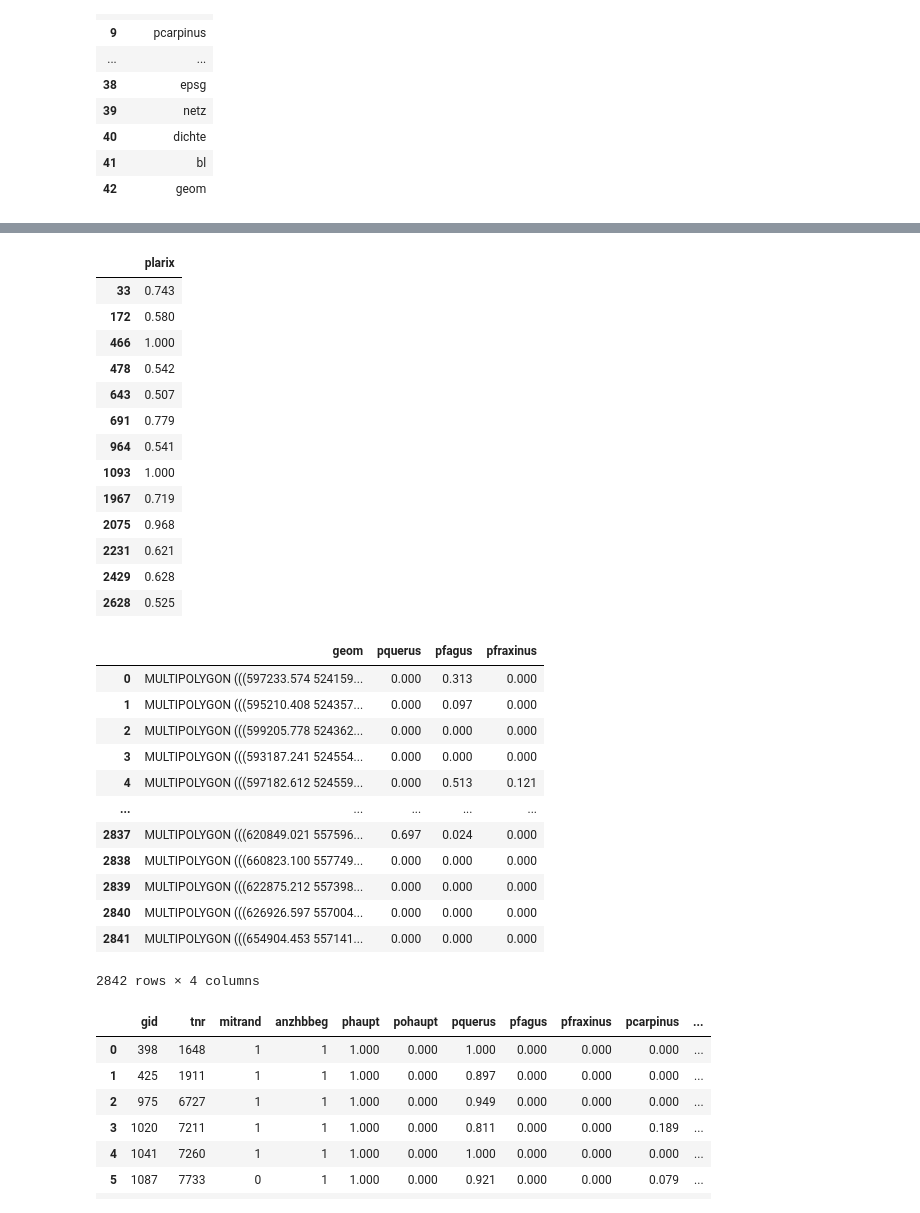
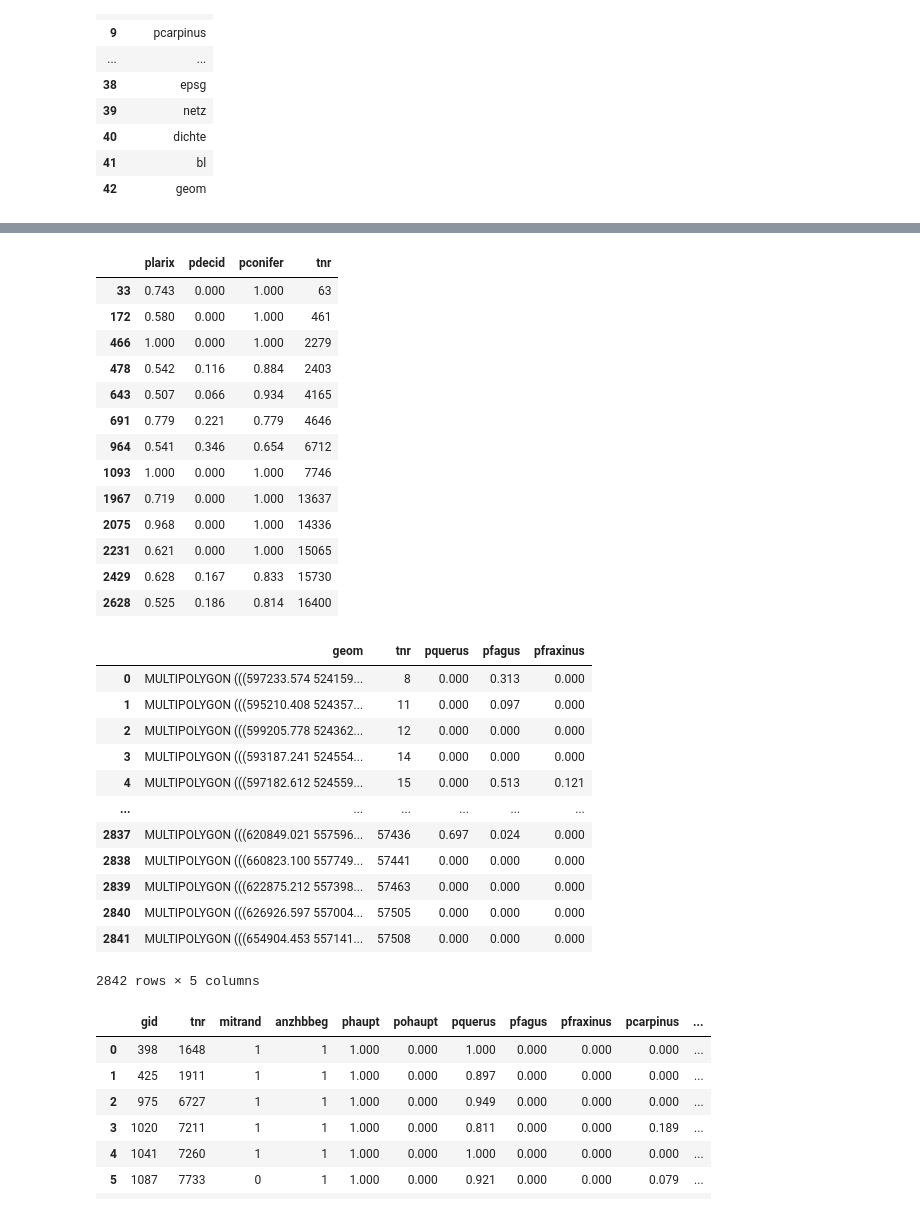
Before and after one commit to sebfoe/ESPE, a Jupyter notebook: notebooks/02_explore_shape_from_database.ipynb, the cells around one changed output, grey strips where cells are left out. Cells and saved outputs as stored; diff of their text form; code cells hidden in the pictures.

```diff
--- a/notebooks/02_explore_shape_from_database.ipynb
+++ b/notebooks/02_explore_shape_from_database.ipynb
@@ -101,52 +138,51 @@ table
 # %%
-# show betula areas with > 50 % share
-table.loc[table['plarix'] > 0.50]
+# show larch areas with > 50 % share from shapefile
+attributes.loc[attributes['plarix'] > 0.50]
 # %% [output]
-|  | plarix |
-| 33 | 0.743 |
-| 172 | 0.580 |
-| 466 | 1.000 |
-| 478 | 0.542 |
-| 643 | 0.507 |
-| 691 | 0.779 |
-| 964 | 0.541 |
-| 1093 | 1.000 |
-| 1967 | 0.719 |
-| 2075 | 0.968 |
-| 2231 | 0.621 |
-| 2429 | 0.628 |
-| 2628 | 0.525 |
+|  | plarix | pdecid | pconifer | tnr |
+| 33 | 0.743 | 0.000 | 1.000 | 63 |
+| 172 | 0.580 | 0.000 | 1.000 | 461 |
+| 466 | 1.000 | 0.000 | 1.000 | 2279 |
+| 478 | 0.542 | 0.116 | 0.884 | 2403 |
+| 643 | 0.507 | 0.066 | 0.934 | 4165 |
+| 691 | 0.779 | 0.221 | 0.779 | 4646 |
+| 964 | 0.541 | 0.346 | 0.654 | 6712 |
+| 1093 | 1.000 | 0.000 | 1.000 | 7746 |
+| 1967 | 0.719 | 0.000 | 1.000 | 13637 |
+| 2075 | 0.968 | 0.000 | 1.000 | 14336 |
+| 2231 | 0.621 | 0.000 | 1.000 | 15065 |
+| 2429 | 0.628 | 0.167 | 0.833 | 15730 |
+| 2628 | 0.525 | 0.186 | 0.814 | 16400 |
 # %%
-# load db entry into shapefile
-# db connection
+# 1. open connection first, 2. write data, 3. close afterwards
 connection = psycopg2.connect(database=database,
                               user=user,
                               password=password,
                               host=host)
 
 # choose attributes, e.g. when comparing
 # table =pd.read_sql_query("SELECT  column_name FROM information_schema.columns WHERE table_name = 'etrs89_bwi_2012p';",con=connection )
 # with
 # inventory metadata (/Datacube/Forest inventory data/MetadatenFuerTraktdaten.csv for layer-name 'GFs_ReinbestandGattung_mitSp_PolyVar')
 
 
-sql_command = "SELECT geom, pquerus, pfagus, pfraxinus FROM etrs89_bwi_2012p;"
+sql_command = "SELECT geom, tnr, pquerus, pfagus, pfraxinus FROM etrs89_bwi_2012p;"
 forest = gpd.GeoDataFrame.from_postgis(sql_command, connection)
 connection.close()
 
 forest
 # %% [output]
-|  | geom | pquerus | pfagus | pfraxinus |
-| 0 | MULTIPOLYGON (((597233.574 524159... | 0.000 | 0.313 | 0.000 |
-| 1 | MULTIPOLYGON (((595210.408 524357... | 0.000 | 0.097 | 0.000 |
-| 2 | MULTIPOLYGON (((599205.778 524362... | 0.000 | 0.000 | 0.000 |
-| 3 | MULTIPOLYGON (((593187.241 524554... | 0.000 | 0.000 | 0.000 |
-| 4 | MULTIPOLYGON (((597182.612 524559... | 0.000 | 0.513 | 0.121 |
-| ... | ... | ... | ... | ... |
-| 2837 | MULTIPOLYGON (((620849.021 557596... | 0.697 | 0.024 | 0.000 |
-| 2838 | MULTIPOLYGON (((660823.100 557749... | 0.000 | 0.000 | 0.000 |
-| 2839 | MULTIPOLYGON (((622875.212 557398... | 0.000 | 0.000 | 0.000 |
-| 2840 | MULTIPOLYGON (((626926.597 557004... | 0.000 | 0.000 | 0.000 |
-| 2841 | MULTIPOLYGON (((654904.453 557141... | 0.000 | 0.000 | 0.000 |
+|  | geom | tnr | pquerus | pfagus | pfraxinus |
+| 0 | MULTIPOLYGON (((597233.574 524159... | 8 | 0.000 | 0.313 | 0.000 |
+| 1 | MULTIPOLYGON (((595210.408 524357... | 11 | 0.000 | 0.097 | 0.000 |
+| 2 | MULTIPOLYGON (((599205.778 524362... | 12 | 0.000 | 0.000 | 0.000 |
+| 3 | MULTIPOLYGON (((593187.241 524554... | 14 | 0.000 | 0.000 | 0.000 |
+| 4 | MULTIPOLYGON (((597182.612 524559... | 15 | 0.000 | 0.513 | 0.121 |
+| ... | ... | ... | ... | ... | ... |
+| 2837 | MULTIPOLYGON (((620849.021 557596... | 57436 | 0.697 | 0.024 | 0.000 |
+| 2838 | MULTIPOLYGON (((660823.100 557749... | 57441 | 0.000 | 0.000 | 0.000 |
+| 2839 | MULTIPOLYGON (((622875.212 557398... | 57463 | 0.000 | 0.000 | 0.000 |
+| 2840 | MULTIPOLYGON (((626926.597 557004... | 57505 | 0.000 | 0.000 | 0.000 |
+| 2841 | MULTIPOLYGON (((654904.453 557141... | 57508 | 0.000 | 0.000 | 0.000 |
-2842 rows × 4 columns
+2842 rows × 5 columns
 # %%
```
Also changed, not shown: parts of 9 cells of this notebook.
